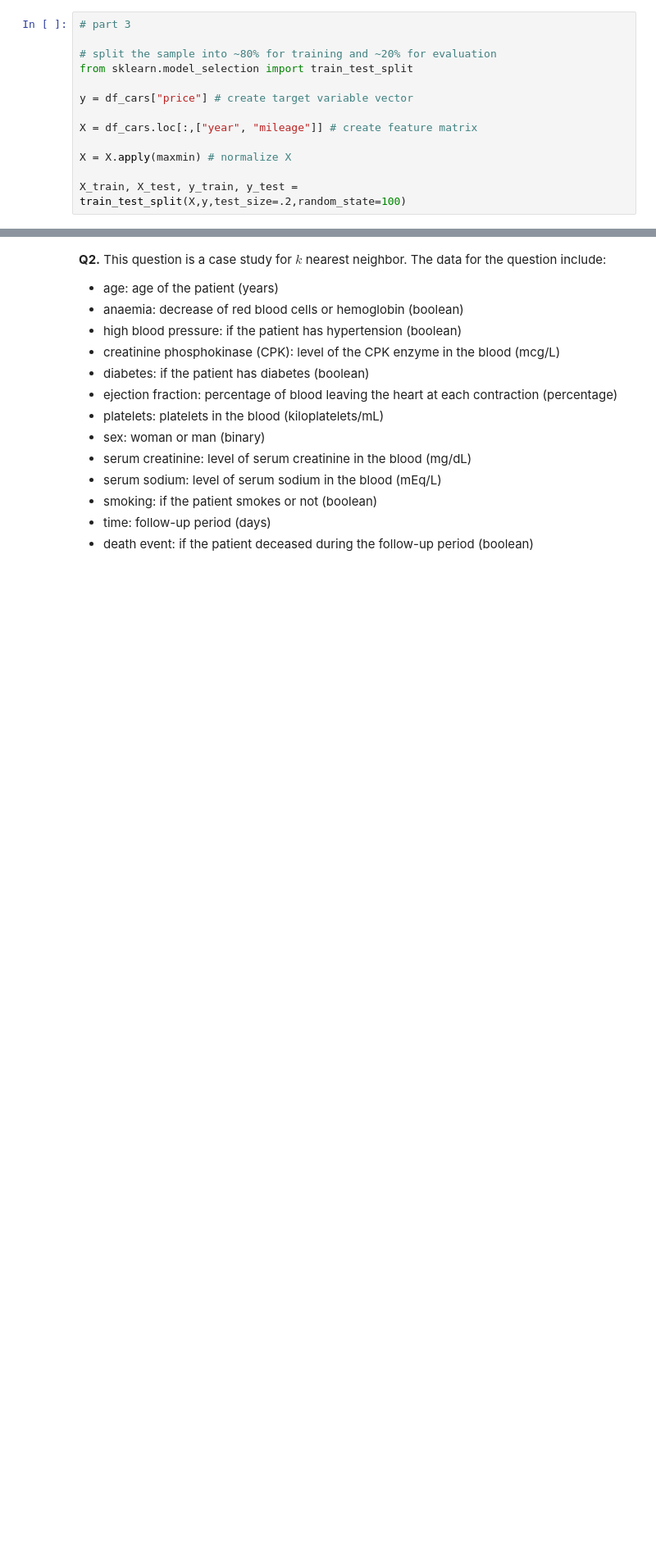
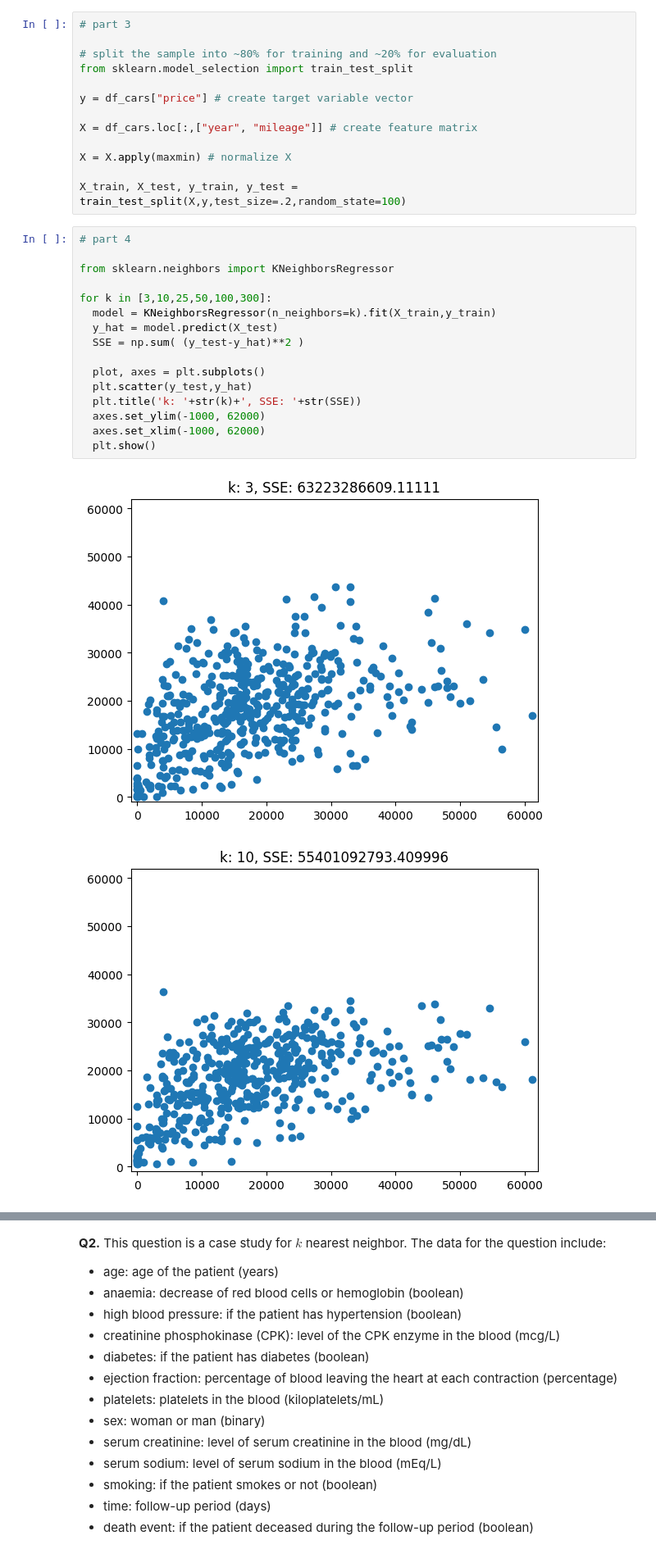
Before and after one commit to jillianhaig/knn, a Jupyter notebook: assignment_knn.ipynb, the cells around one changed output, grey strips where cells are left out. Shown: that part at 82% size. Drawn from its saved outputs; the diff is of its cells as text; blank space fills up the shorter version.

```diff
--- a/assignment_knn.ipynb
+++ b/assignment_knn.ipynb
@@ -83,3 +83,22 @@ X = df_cars.loc[:,["year", "mileage"]] # create feature matrix
 X = X.apply(maxmin) # normalize X
 
 X_train, X_test, y_train, y_test = train_test_split(X,y,test_size=.2,random_state=100)
+# %%
+# part 4
+
+from sklearn.neighbors import KNeighborsRegressor
+
+for k in [3,10,25,50,100,300]:
+  model = KNeighborsRegressor(n_neighbors=k).fit(X_train,y_train)
+  y_hat = model.predict(X_test)
+  SSE = np.sum( (y_test-y_hat)**2 )
+
+  plot, axes = plt.subplots()
+  plt.scatter(y_test,y_hat)
+  plt.title('k: '+str(k)+', SSE: '+str(SSE))
+  axes.set_ylim(-1000, 62000)
+  axes.set_xlim(-1000, 62000)
+  plt.show()
+# %% [output]
+[figure, added]
+[figure, added]
```
Also changed, not shown: parts of 5 cells of this notebook.
